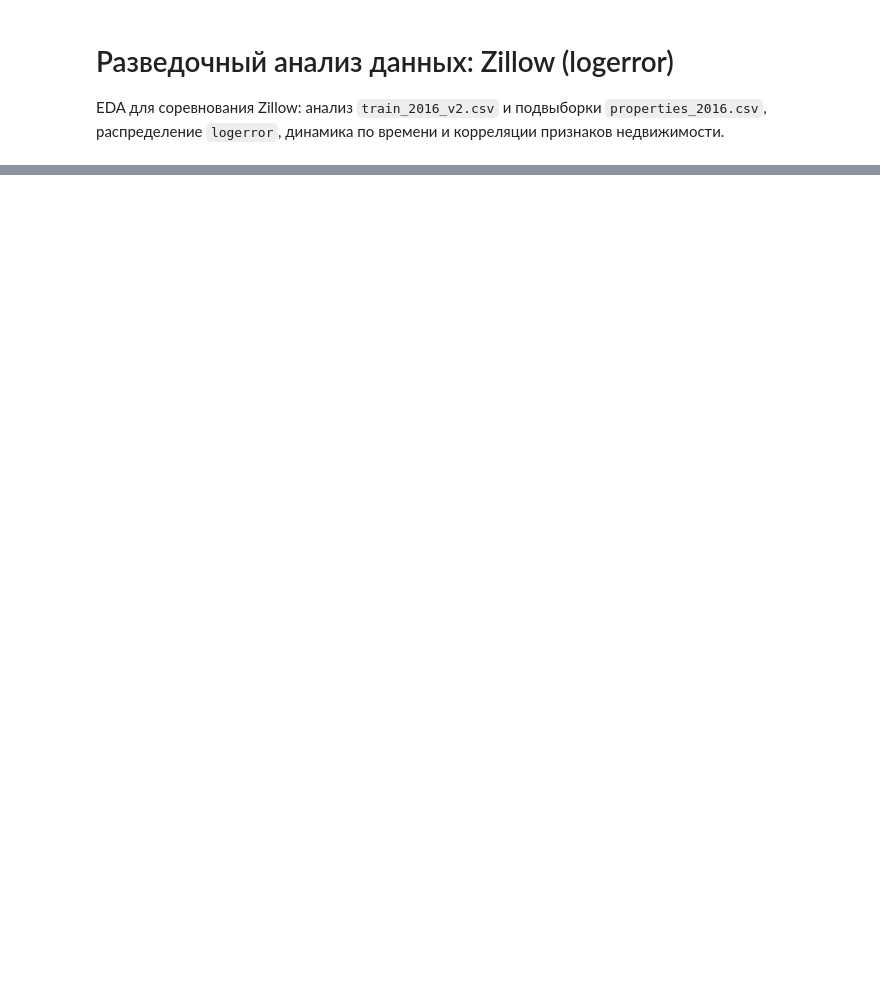
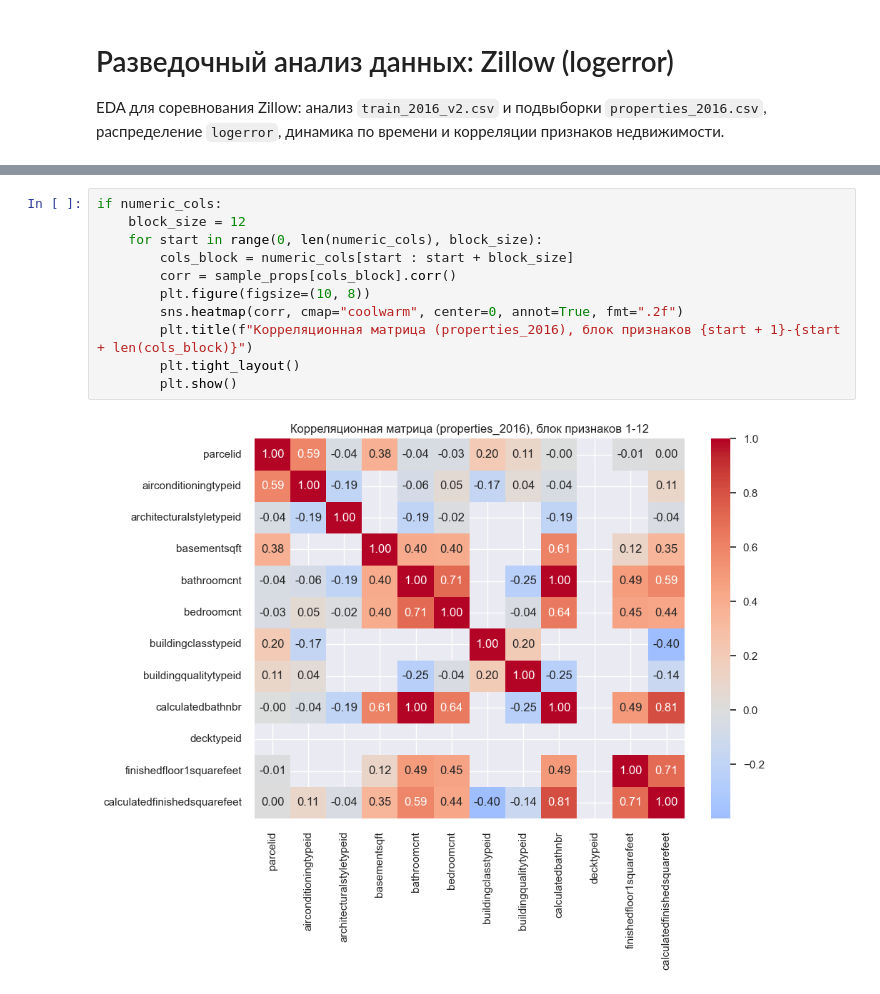
Before and after one commit to Tetif/diploma, a Jupyter notebook: notebooks/eda_zillow.ipynb, the cells around one changed output, grey strips where cells are left out. Cells and saved outputs as stored; diff of their text form; blank space fills up the shorter version.

```diff
--- a/notebooks/eda_zillow.ipynb
+++ b/notebooks/eda_zillow.ipynb
@@ -126,0 +132,13 @@ dtype: int64
+# %%
+if numeric_cols:
+    block_size = 12
+    for start in range(0, len(numeric_cols), block_size):
+        cols_block = numeric_cols[start : start + block_size]
+        corr = sample_props[cols_block].corr()
+        plt.figure(figsize=(10, 8))
+        sns.heatmap(corr, cmap="coolwarm", center=0, annot=True, fmt=".2f")
+        plt.title(f"Корреляционная матрица (properties_2016), блок признаков {start + 1}-{start + len(cols_block)}")
+        plt.tight_layout()
+        plt.show()
+# %% [output]
+[figure, added]
```
Also changed, not shown: parts of 9 cells of this notebook, 24 other files.
